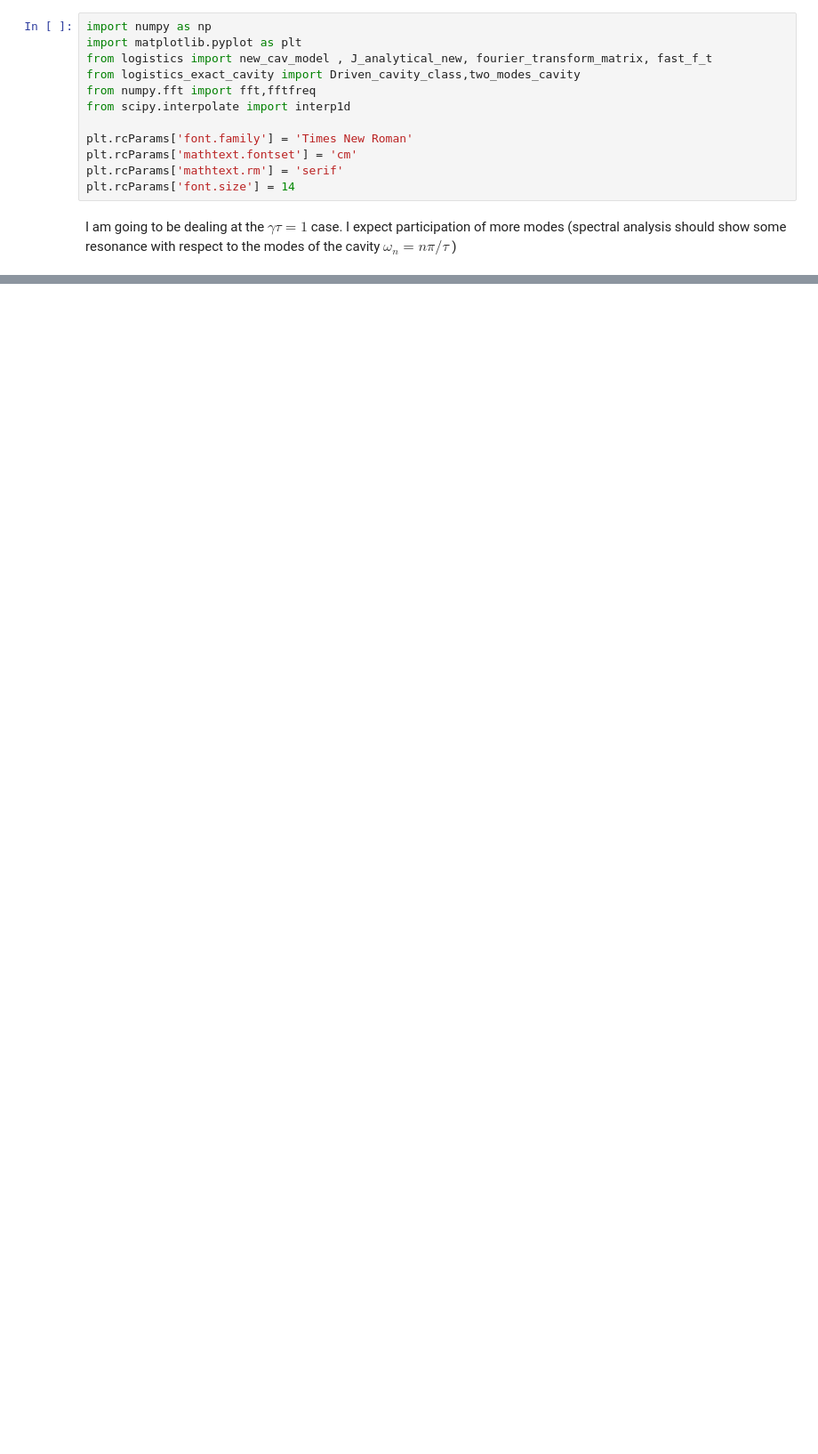
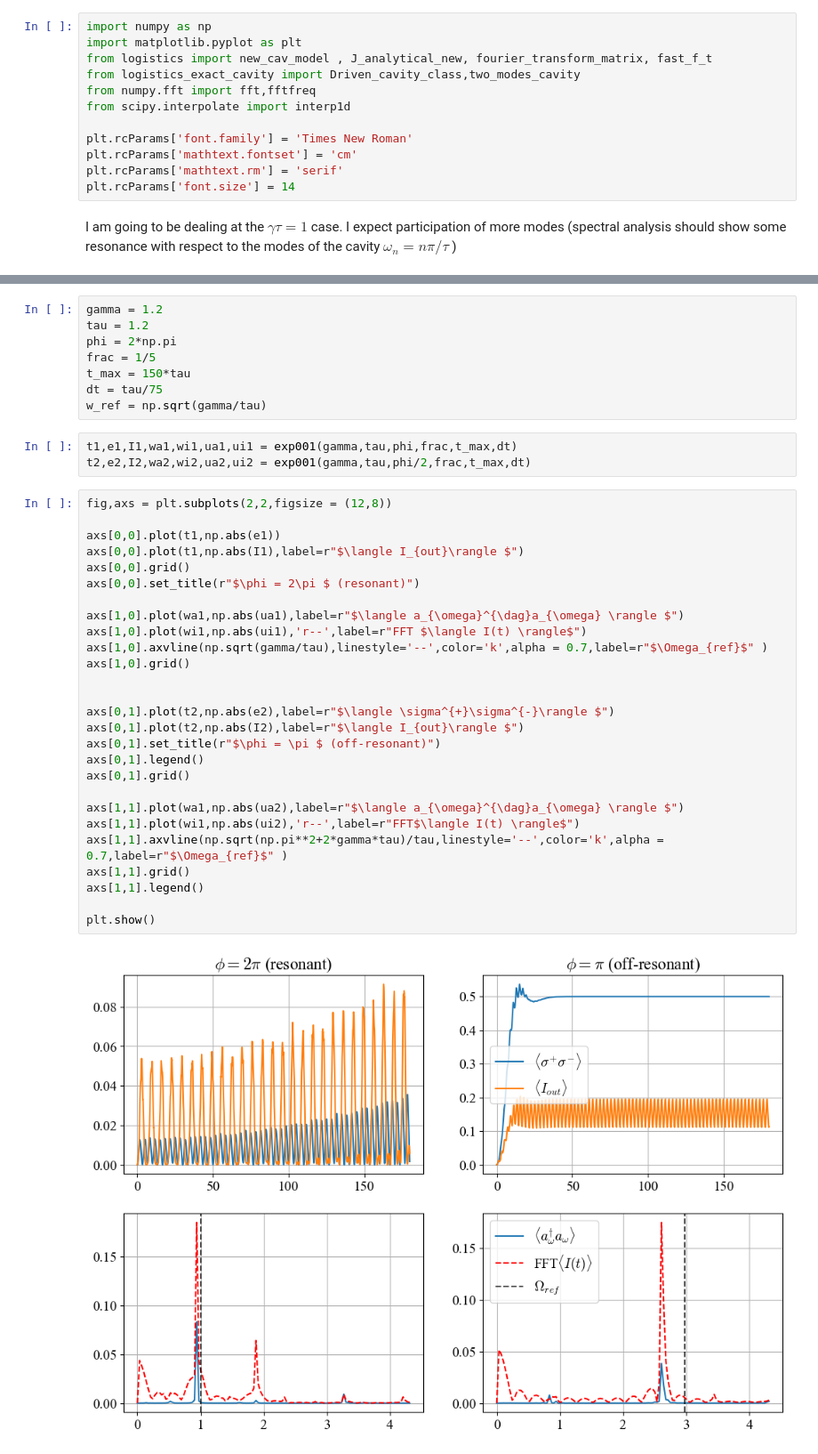
Before and after one commit to Taitoos2/Non_Markovian_Cavity, a Jupyter notebook: intermediate_limit.ipynb, the cells around one changed output, grey strips where cells are left out. Shown at 89% size. Drawn from its saved outputs; the diff is of its cells as text; blank space fills up the shorter version.

```diff
--- a/intermediate_limit.ipynb
+++ b/intermediate_limit.ipynb
@@ -49,0 +77,40 @@ plt.show()
+# %%
+gamma = 1.2
+tau = 1.2
+phi = 2*np.pi
+frac = 1/5
+t_max = 150*tau
+dt = tau/75
+w_ref = np.sqrt(gamma/tau)
+# %%
+t1,e1,I1,wa1,wi1,ua1,ui1 = exp001(gamma,tau,phi,frac,t_max,dt)
+t2,e2,I2,wa2,wi2,ua2,ui2 = exp001(gamma,tau,phi/2,frac,t_max,dt)
+# %%
+fig,axs = plt.subplots(2,2,figsize = (12,8))
+
+axs[0,0].plot(t1,np.abs(e1))
+axs[0,0].plot(t1,np.abs(I1),label=r"$\langle I_{out}\rangle $")
+axs[0,0].grid()
+axs[0,0].set_title(r"$\phi = 2\pi $ (resonant)")
+
+axs[1,0].plot(wa1,np.abs(ua1),label=r"$\langle a_{\omega}^{\dag}a_{\omega} \rangle $")
+axs[1,0].plot(wi1,np.abs(ui1),'r--',label=r"FFT $\langle I(t) \rangle$")
+axs[1,0].axvline(np.sqrt(gamma/tau),linestyle='--',color='k',alpha = 0.7,label=r"$\Omega_{ref}$" )
+axs[1,0].grid()
+
+
+axs[0,1].plot(t2,np.abs(e2),label=r"$\langle \sigma^{+}\sigma^{-}\rangle $")
+axs[0,1].plot(t2,np.abs(I2),label=r"$\langle I_{out}\rangle $")
+axs[0,1].set_title(r"$\phi = \pi $ (off-resonant)")
+axs[0,1].legend()
+axs[0,1].grid()
+
+axs[1,1].plot(wa1,np.abs(ua2),label=r"$\langle a_{\omega}^{\dag}a_{\omega} \rangle $")
+axs[1,1].plot(wi1,np.abs(ui2),'r--',label=r"FFT$\langle I(t) \rangle$")
+axs[1,1].axvline(np.sqrt(np.pi**2+2*gamma*tau)/tau,linestyle='--',color='k',alpha = 0.7,label=r"$\Omega_{ref}$" )
+axs[1,1].grid()
+axs[1,1].legend()
+
+plt.show()
+# %% [output]
+[figure, added]
```
Also changed, not shown: parts of 11 cells of this notebook, 1 other file.
